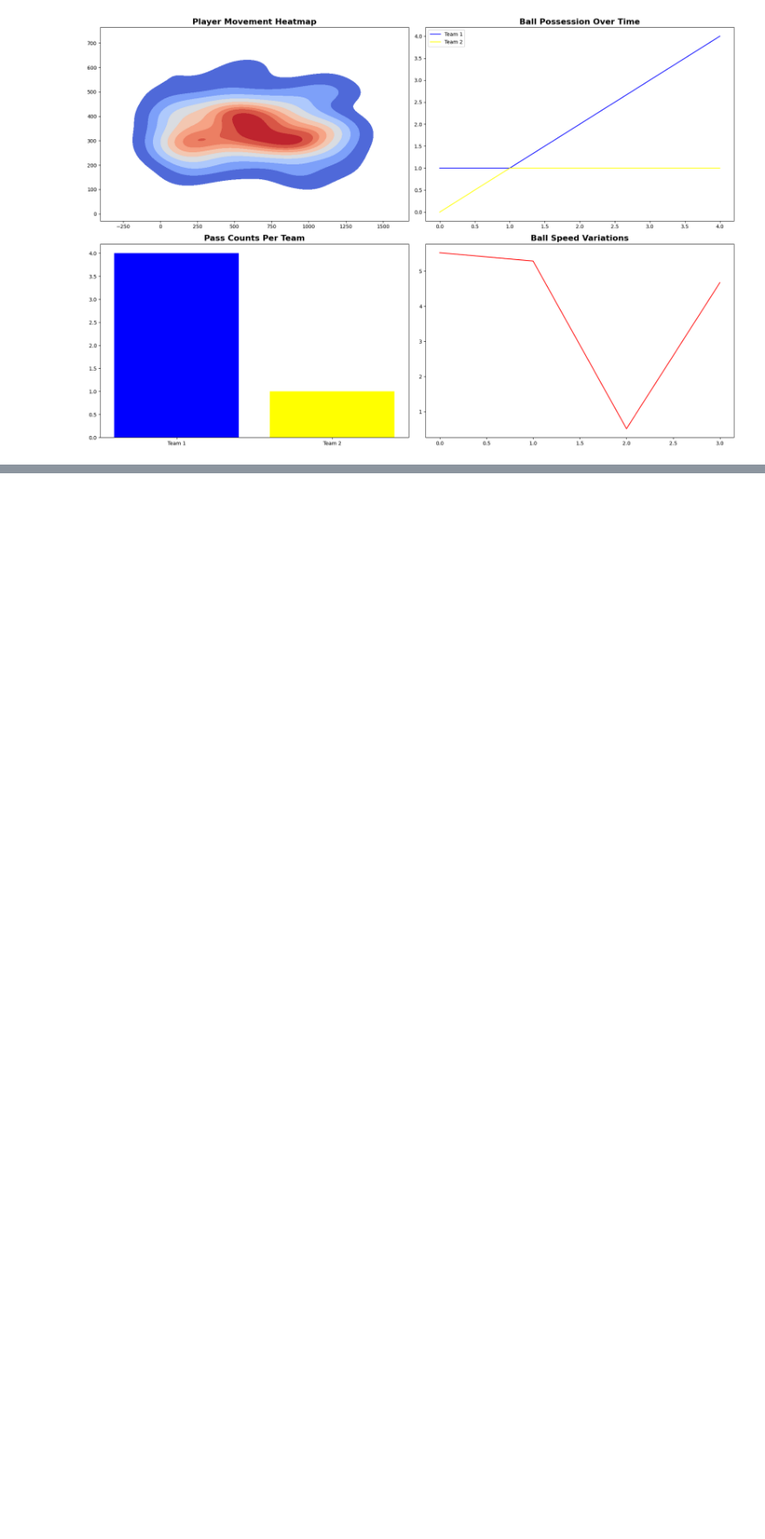
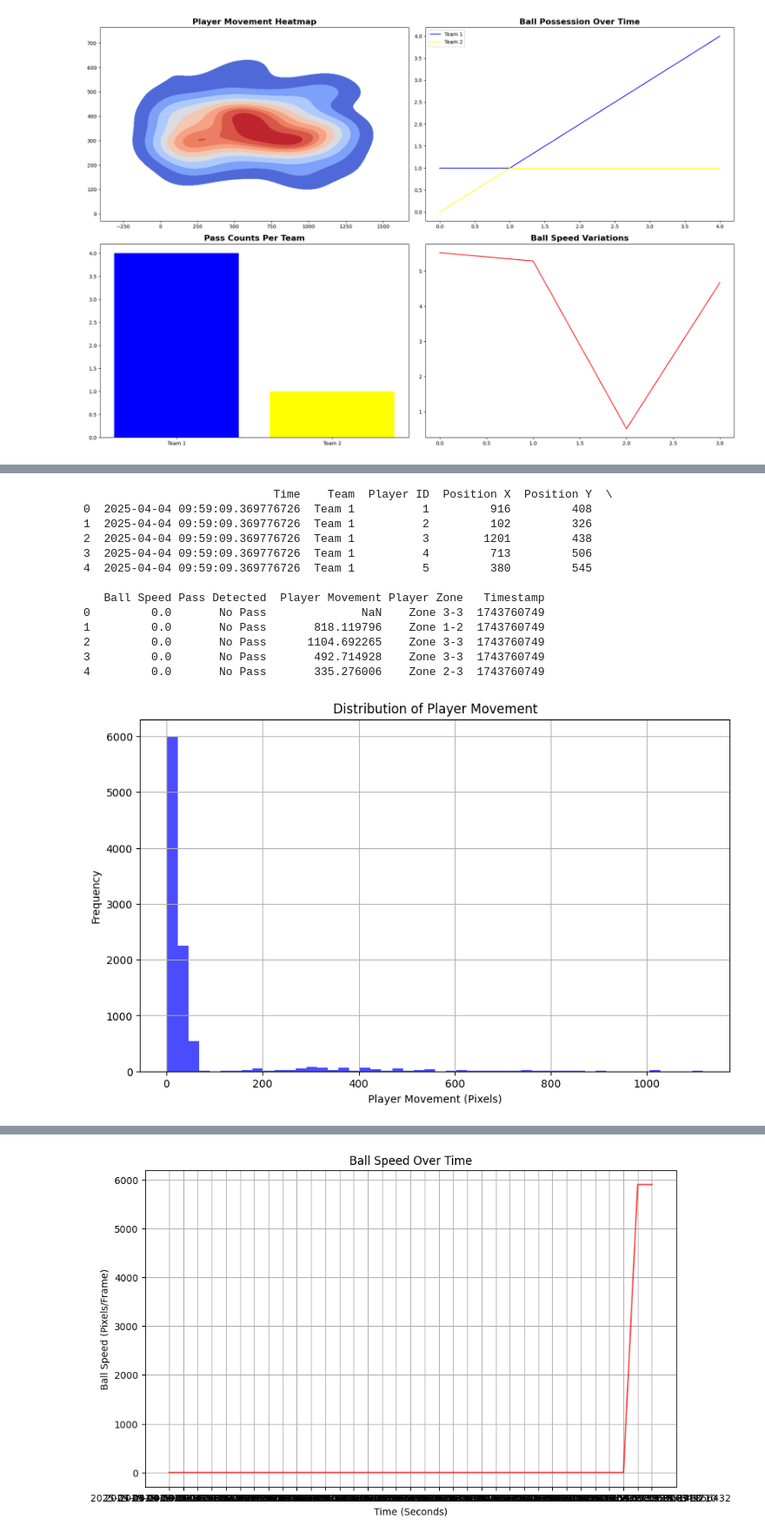
Before and after one commit to ZahraZellazi/TacTicSense_4DS9, a Jupyter notebook: TacticAnalysis.ipynb, the cells around one changed output, grey strips where cells are left out. Shown at 87% size. Cells and saved outputs as stored; diff of their text form; code cells hidden in the pictures; blank space fills up the shorter version.

Commit message:
generating csv file with player info

```diff
--- a/TacticAnalysis.ipynb
+++ b/TacticAnalysis.ipynb
@@ -1038,0 +1221,78 @@ print(df.head())
+# %%
+import pandas as pd
+import numpy as np
+import matplotlib.pyplot as plt
+import seaborn as sns
+
+# Load the prepared dataset
+file_path = "prepared_detections.csv"
+df = pd.read_csv(file_path)
+
+# Display the first few rows of the dataset
+print(df.head())
+
+# 1. Distribution of Player Movement (Histogram)
+plt.figure(figsize=(10, 6))
+plt.hist(df['Player Movement'], bins=50, color='blue', alpha=0.7)
+plt.title('Distribution of Player Movement')
+plt.xlabel('Player Movement (Pixels)')
+plt.ylabel('Frequency')
+plt.grid(True)
+plt.show()
+
+# 2. Pass Effectiveness (Bar Plot for Pass Counts)
+# Calculate the total number of passes made by each player
+pass_counts = df[df['Pass Detected'] == 'Pass'].groupby('Player ID').size()
+
+# Plot the pass counts for each player
+plt.figure(figsize=(10, 6))
+pass_counts.sort_values(ascending=False).plot(kind='bar', color='green', alpha=0.7)
+plt.title('Pass Effectiveness - Number of Passes by Player')
+plt.xlabel('Player ID')
+plt.ylabel('Number of Passes')
+plt.grid(True)
+plt.show()
+
+# 3. Zone Occupation Analysis (Bar Plot for Zone Occupation)
+# Count the number of times each zone is occupied by players or the ball
+zone_occupation = df.groupby('Player Zone').size()
+
+# Plot the zone occupation count
+plt.figure(figsize=(10, 6))
+zone_occupation.sort_values(ascending=False).plot(kind='bar', color='purple', alpha=0.7)
+plt.title('Zone Occupation Analysis')
+plt.xlabel('Zone')
+plt.ylabel('Number of Occupations')
+plt.grid(True)
+plt.show()
+
+# 4. Team Positioning (Player Movement by Zone - Heatmap)
+# Group by Player Zone and calculate average player movement in each zone
+player_zone_movement = df.groupby('Player Zone')['Player Movement'].mean().reset_index()
+
+
+
+# 5. Ball Speed Analysis (if applicable, visualizing the speed of the ball)
+if 'Ball Speed' in df.columns:
+    plt.figure(figsize=(10, 6))
+    plt.plot(df['Time'], df['Ball Speed'], color='red', alpha=0.7)
+    plt.title('Ball Speed Over Time')
+    plt.xlabel('Time (Seconds)')
+    plt.ylabel('Ball Speed (Pixels/Frame)')
+    plt.grid(True)
+    plt.show()
+# %% [output]
+                            Time    Team  Player ID  Position X  Position Y  \
+0  2025-04-04 09:59:09.369776726  Team 1          1         916         408
+1  2025-04-04 09:59:09.369776726  Team 1          2         102         326
+2  2025-04-04 09:59:09.369776726  Team 1          3        1201         438
+3  2025-04-04 09:59:09.369776726  Team 1          4         713         506
+4  2025-04-04 09:59:09.369776726  Team 1          5         380         545
+
+   Ball Speed Pass Detected  Player Movement Player Zone   Timestamp
+0         0.0       No Pass              NaN    Zone 3-3  1743760749
+1         0.0       No Pass       818.119796    Zone 1-2  1743760749
+2         0.0       No Pass      1104.692265    Zone 3-3  1743760749
+3         0.0       No Pass       492.714928    Zone 3-3  1743760749
+4         0.0       No Pass       335.276006    Zone 2-3  1743760749
+[figure, added]
@@ -1038,0 +1301 @@ print(df.head())
+[figure, added]
```
Also changed, not shown: parts of 9 cells of this notebook, 2 other files.
